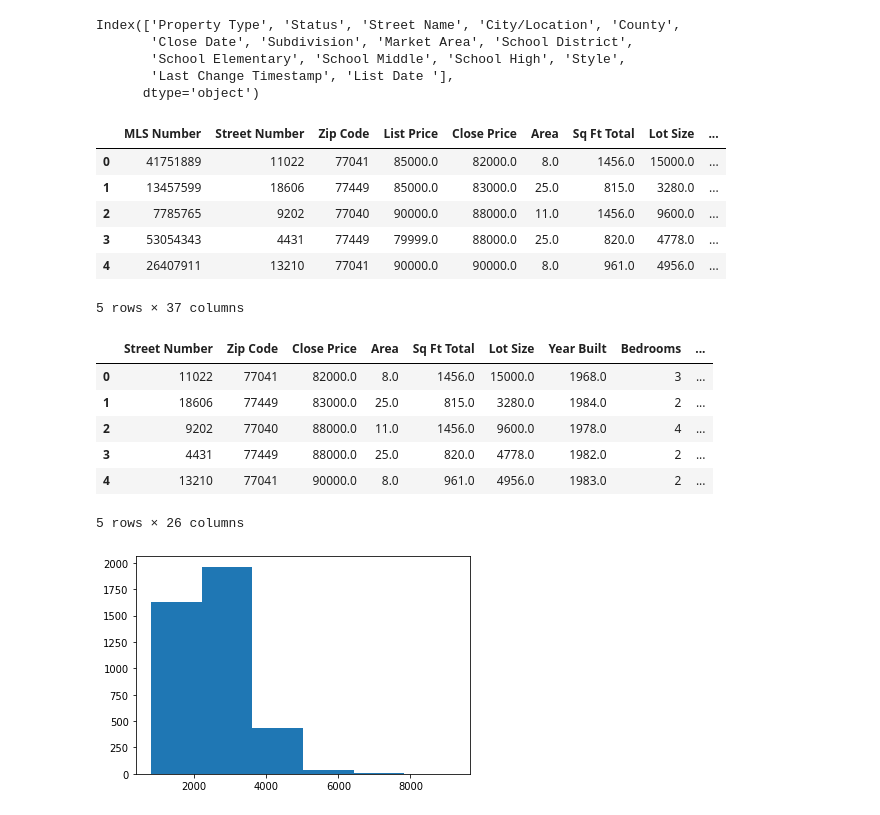
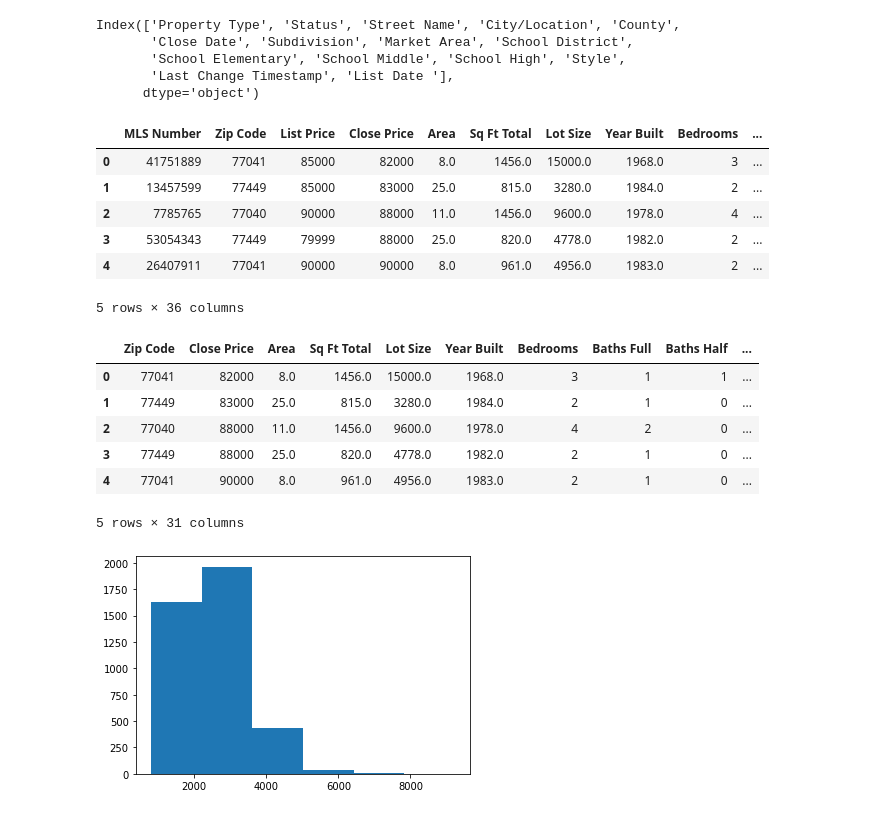
Before and after one commit to heathcameron/UT-CPE, a Jupyter notebook: Single Family Home Prices in Cy-Fair.ipynb, the cells around one changed output. Cells and saved outputs as stored; diff of their text form; code cells hidden in the pictures.

```diff
--- a/Single Family Home Prices in Cy-Fair.ipynb
+++ b/Single Family Home Prices in Cy-Fair.ipynb
@@ -167,41 +168,41 @@ Index(['Property Type', 'Status', 'Street Name', 'City/Location', 'County',
 # all homes are in same school district, same property type, and status. Can be removed
 rawData2 = rawData2.drop(['Property Type', 'Status', 'School District', 'County'], axis=1)
 
 #62 unique elementary school
 #25 unique middle schools
 #18 unique high school
 #lower levels of school roll up into same higher levels of school
 #to delete elementary and middle school as not enough test data to account for the number of lower levels schools
 #One hot encoder for high school
 rawData2 = rawData2.drop(['School Elementary', 'School Middle'], axis=1)
 
 #delete dates. Plan is for model to always be trained on a 6 month lag.
 rawData2 = rawData2.drop(['Close Date', 'List Date ', 'Last Change Timestamp'], axis=1)
 
 #delete data that is soley categorical or told but industry expert that it is not needed.
-rawData2 = rawData2.drop(['Street Name', 'Subdivision', 'Market Area', 'Style' ], axis=1)
+rawData2 = rawData2.drop(['Street Name', 'Subdivision', 'Market Area', 'Style', 'Street Number' ], axis=1)
 
 #create boolean attributes for remaining odject data types
 datatype_objects = rawData2.select_dtypes(include=[object])
 X = pd.get_dummies(datatype_objects, prefix_sep='_', drop_first=True)
 
 #drop old object datatype columns
 header_obj = datatype_objects.dtypes.index
 rawData2 = rawData2.drop(header_obj, axis=1)
 
 #add in new boolean columns
 processed_data = pd.concat([rawData2, X], axis=1)
 
 #Show header of processed data
 processed_data.head()
 # %% [output]
-|  | MLS Number | Street Number | Zip Code | List Price | Close Price | Area | Sq Ft Total | Lot Size | ... |
-| 0 | 41751889 | 11022 | 77041 | 85000.0 | 82000.0 | 8.0 | 1456.0 | 15000.0 | ... |
-| 1 | 13457599 | 18606 | 77449 | 85000.0 | 83000.0 | 25.0 | 815.0 | 3280.0 | ... |
-| 2 | 7785765 | 9202 | 77040 | 90000.0 | 88000.0 | 11.0 | 1456.0 | 9600.0 | ... |
-| 3 | 53054343 | 4431 | 77449 | 79999.0 | 88000.0 | 25.0 | 820.0 | 4778.0 | ... |
-| 4 | 26407911 | 13210 | 77041 | 90000.0 | 90000.0 | 8.0 | 961.0 | 4956.0 | ... |
+|  | MLS Number | Zip Code | List Price | Close Price | Area | Sq Ft Total | Lot Size | Year Built | Bedrooms | ... |
+| 0 | 41751889 | 77041 | 85000 | 82000 | 8.0 | 1456.0 | 15000.0 | 1968.0 | 3 | ... |
+| 1 | 13457599 | 77449 | 85000 | 83000 | 25.0 | 815.0 | 3280.0 | 1984.0 | 2 | ... |
+| 2 | 7785765 | 77040 | 90000 | 88000 | 11.0 | 1456.0 | 9600.0 | 1978.0 | 4 | ... |
+| 3 | 53054343 | 77449 | 79999 | 88000 | 25.0 | 820.0 | 4778.0 | 1982.0 | 2 | ... |
+| 4 | 26407911 | 77041 | 90000 | 90000 | 8.0 | 961.0 | 4956.0 | 1983.0 | 2 | ... |
-5 rows × 37 columns
+5 rows × 36 columns
 # %%
 #CorrelationMatrix
 corrMat = processed_data.corr()
@@ -252,18 +253,16 @@ corrMat.to_csv('correlation_homes.csv')
 # %%
 #remove feature with correlation absolute value less than .05
 #remove list price as it correlates too much
-feature_selected = processed_data.drop(['List Price','MLS Number', 'Stories','School High_CYPRESS CREEK HIGH SCHOOL', 'School High_MORTON RANCH HIGH SCHOOL'
-                                       ,'School High_CYPRESS RIDGE HIGH SCHOOL','School High_CROSBY HIGH SCHOOL','School High_WALLER HIGH SCHOOL'
-                                       ,'School High_TOMBALL MEMORIAL H S','City/Location_Jersey Village','School High_CY-FAIR HIGH SCHOOL'], axis=1)
+feature_selected = processed_data.drop(['List Price','MLS Number', 'Stories','School High_WALLER HIGH SCHOOL', 'School High_CROSBY HIGH SCHOOL'], axis=1)
 feature_selected.head()
 # %% [output]
-|  | Street Number | Zip Code | Close Price | Area | Sq Ft Total | Lot Size | Year Built | Bedrooms | ... |
-| 0 | 11022 | 77041 | 82000.0 | 8.0 | 1456.0 | 15000.0 | 1968.0 | 3 | ... |
-| 1 | 18606 | 77449 | 83000.0 | 25.0 | 815.0 | 3280.0 | 1984.0 | 2 | ... |
-| 2 | 9202 | 77040 | 88000.0 | 11.0 | 1456.0 | 9600.0 | 1978.0 | 4 | ... |
-| 3 | 4431 | 77449 | 88000.0 | 25.0 | 820.0 | 4778.0 | 1982.0 | 2 | ... |
-| 4 | 13210 | 77041 | 90000.0 | 8.0 | 961.0 | 4956.0 | 1983.0 | 2 | ... |
+|  | Zip Code | Close Price | Area | Sq Ft Total | Lot Size | Year Built | Bedrooms | Baths Full | Baths Half | ... |
+| 0 | 77041 | 82000 | 8.0 | 1456.0 | 15000.0 | 1968.0 | 3 | 1 | 1 | ... |
+| 1 | 77449 | 83000 | 25.0 | 815.0 | 3280.0 | 1984.0 | 2 | 1 | 0 | ... |
+| 2 | 77040 | 88000 | 11.0 | 1456.0 | 9600.0 | 1978.0 | 4 | 2 | 0 | ... |
+| 3 | 77449 | 88000 | 25.0 | 820.0 | 4778.0 | 1982.0 | 2 | 1 | 0 | ... |
+| 4 | 77041 | 90000 | 8.0 | 961.0 | 4956.0 | 1983.0 | 2 | 1 | 0 | ... |
-5 rows × 26 columns
+5 rows × 31 columns
 # %%
 #EDA
 #large outliners on Sq Ft
```
Also changed, not shown: parts of 14 cells of this notebook.
